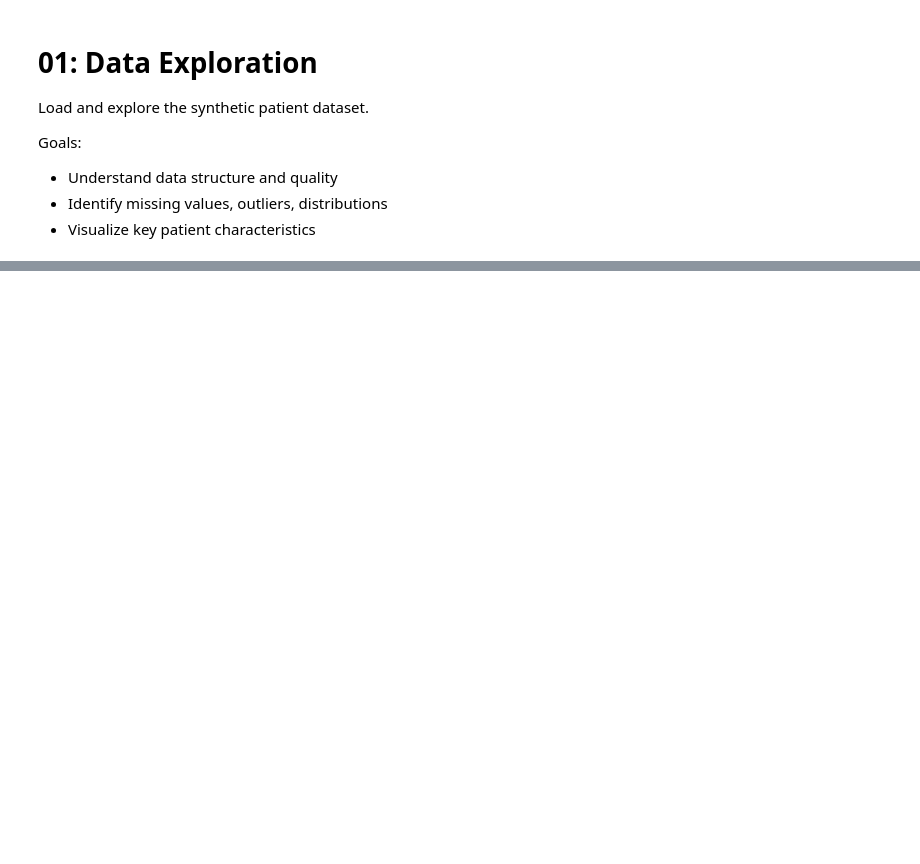
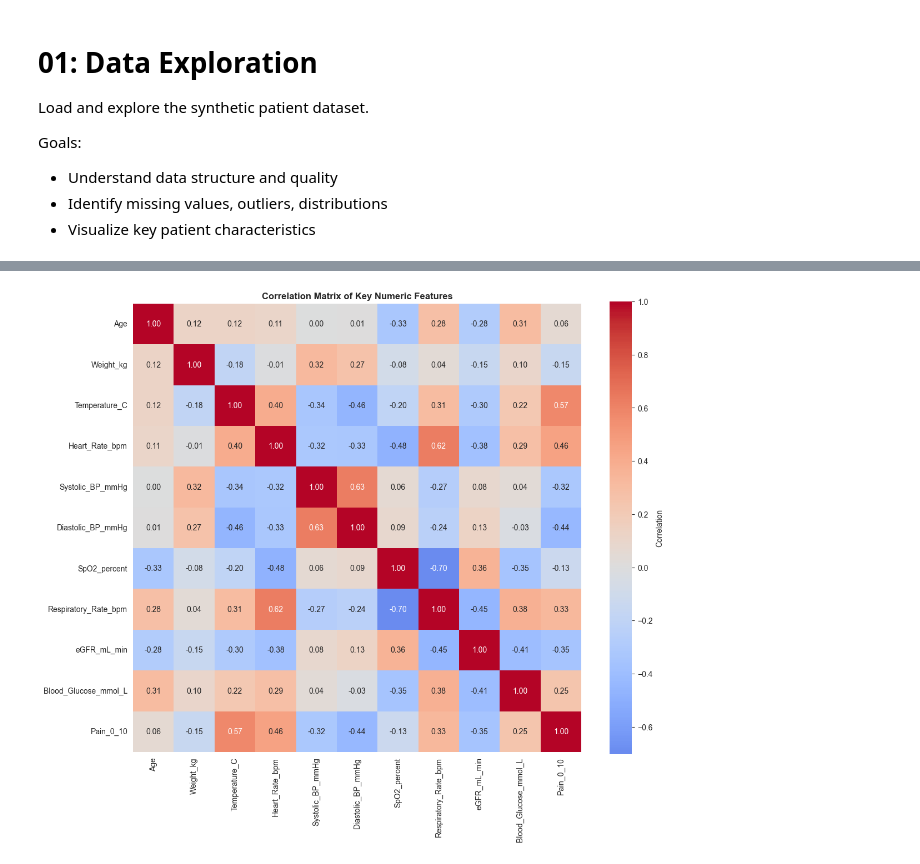
Before and after one commit to SrijanGupta65/Personal-Projects, a Jupyter notebook: AI-Pharmaceutical-Bioinformatics/notebooks/01_data_exploration.ipynb, the cells around one changed output, grey strips where cells are left out. Drawn from its saved outputs; the diff is of its cells as text; code cells hidden in the pictures; blank space fills up the shorter version.

```diff
--- a/AI-Pharmaceutical-Bioinformatics/notebooks/01_data_exploration.ipynb
+++ b/AI-Pharmaceutical-Bioinformatics/notebooks/01_data_exploration.ipynb
@@ -37,0 +149,16 @@ plt.rcParams['figure.figsize'] = (12, 6)
+# %%
+# Correlation analysis of vital signs
+numeric_cols = ['Age', 'Weight_kg', 'Temperature_C', 'Heart_Rate_bpm',
+                'Systolic_BP_mmHg', 'Diastolic_BP_mmHg', 'SpO2_percent',
+                'Respiratory_Rate_bpm', 'eGFR_mL_min', 'Blood_Glucose_mmol_L', 'Pain_0_10']
+
+correlation_matrix = df[numeric_cols].corr()
+
+fig, ax = plt.subplots(figsize=(12, 10))
+sns.heatmap(correlation_matrix, annot=True, fmt='.2f', cmap='coolwarm',
+            center=0, square=True, ax=ax, cbar_kws={'label': 'Correlation'})
+ax.set_title('Correlation Matrix of Key Numeric Features', fontsize=12, fontweight='bold')
+plt.tight_layout()
+plt.show()
+# %% [output]
+[figure, added]
```
Also changed, not shown: parts of 11 cells of this notebook, 10 other files.
